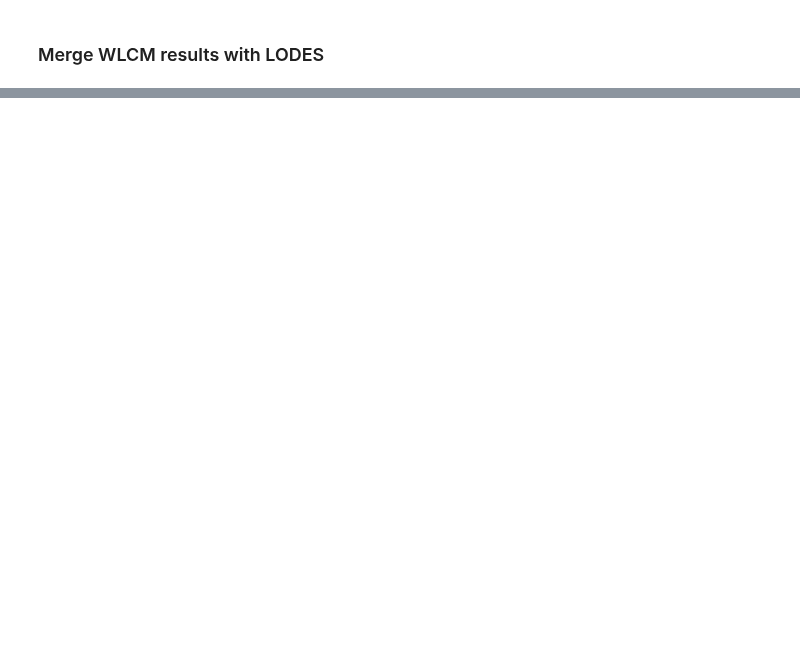
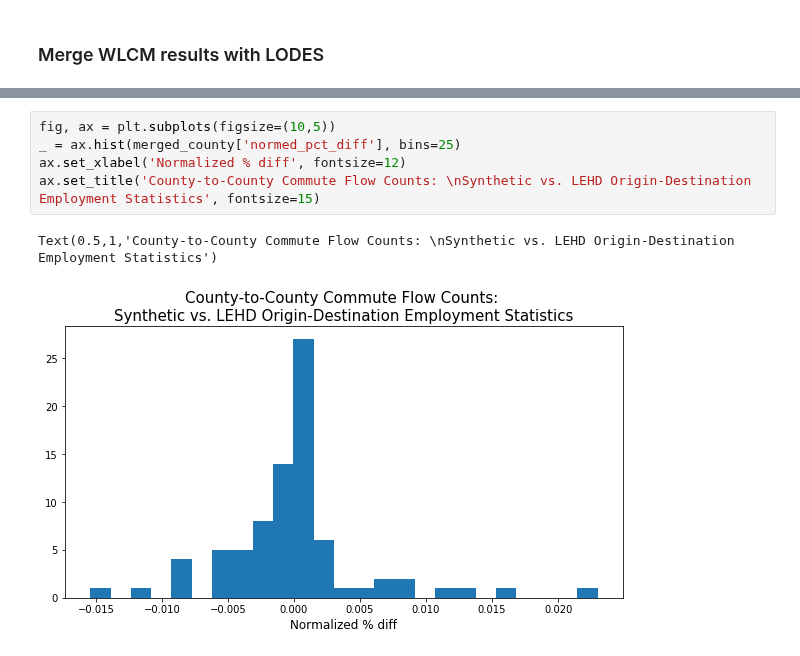
Before and after one commit to ual/ual_model_workspace, a Jupyter notebook: fall-2018-models/notebooks-max/WLCM_validation.ipynb, the cells around one changed output, grey strips where cells are left out. Drawn from its saved outputs; the diff is of its cells as text; blank space fills up the shorter version.

```diff
--- a/fall-2018-models/notebooks-max/WLCM_validation.ipynb
+++ b/fall-2018-models/notebooks-max/WLCM_validation.ipynb
@@ -217,0 +107,8 @@ Text(0.5,0,'CTPP')
+# %%
+fig, ax = plt.subplots(figsize=(10,5))
+_ = ax.hist(merged_county['normed_pct_diff'], bins=25)
+ax.set_xlabel('Normalized % diff', fontsize=12)
+ax.set_title('County-to-County Commute Flow Counts: \nSynthetic vs. LEHD Origin-Destination Employment Statistics', fontsize=15)
+# %% [output]
+Text(0.5,1,'County-to-County Commute Flow Counts: \nSynthetic vs. LEHD Origin-Destination Employment Statistics')
+[figure, added]
```
Also changed, not shown: parts of 61 cells of this notebook.
